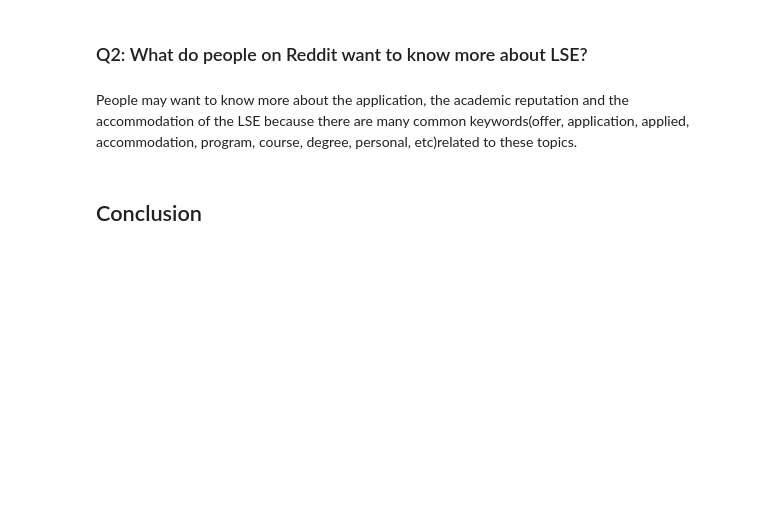
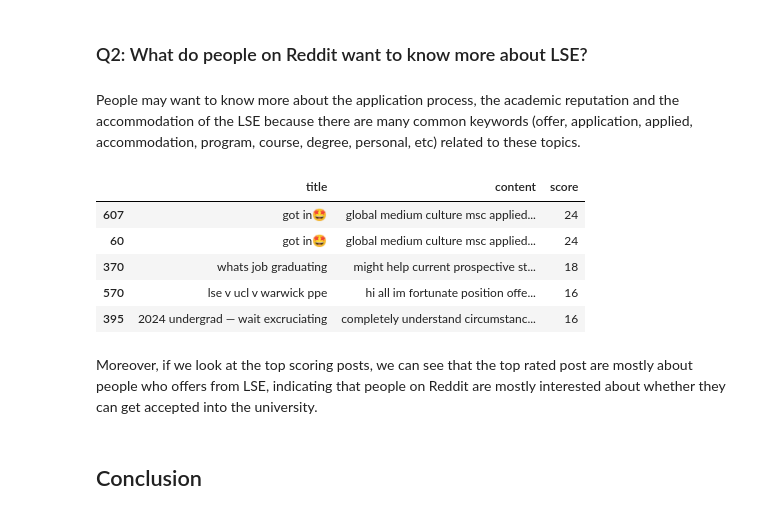
Before and after one commit to st101cc/reddit, a Jupyter notebook: report.ipynb, the cells around one changed output. Cells and saved outputs as stored; diff of their text form; code cells hidden in the pictures; blank space fills up the shorter version.

```diff
--- a/report.ipynb
+++ b/report.ipynb
@@ -278,7 +311,18 @@ It can be shown that the common traits that the public associates LSE with are b
 # %% [markdown]
 ### Q2:  What do people on Reddit want to know more about LSE?
 # %% [markdown]
-People may want to know more about the application, the academic reputation and the accommodation of the LSE because there are many common keywords(offer, application, applied, accommodation, program, course, degree, personal, etc)related to these topics.
+People may want to know more about the application process, the academic reputation and the accommodation of the LSE because there are many common keywords (offer, application, applied, accommodation, program, course, degree, personal, etc) related to these topics.
+# %%
+highest_scoring.head()
+# %% [output]
+|  | title | content | score |
+| 607 | got in🤩 | global medium culture msc applied... | 24 |
+| 60 | got in🤩 | global medium culture msc applied... | 24 |
+| 370 | whats job graduating | might help current prospective st... | 18 |
+| 570 | lse v ucl v warwick ppe | hi all im fortunate position offe... | 16 |
+| 395 | 2024 undergrad — wait excruciating | completely understand circumstanc... | 16 |
+# %% [markdown]
+Moreover, if we look at the top scoring posts, we can see that the top rated post are mostly about people who offers from LSE, indicating that people on Reddit are mostly interested about whether they can get accepted into the university.
 # %% [markdown]
 ## Conclusion
 # %% [markdown]
```
Also changed, not shown: parts of 28 cells of this notebook, 1 other file.
